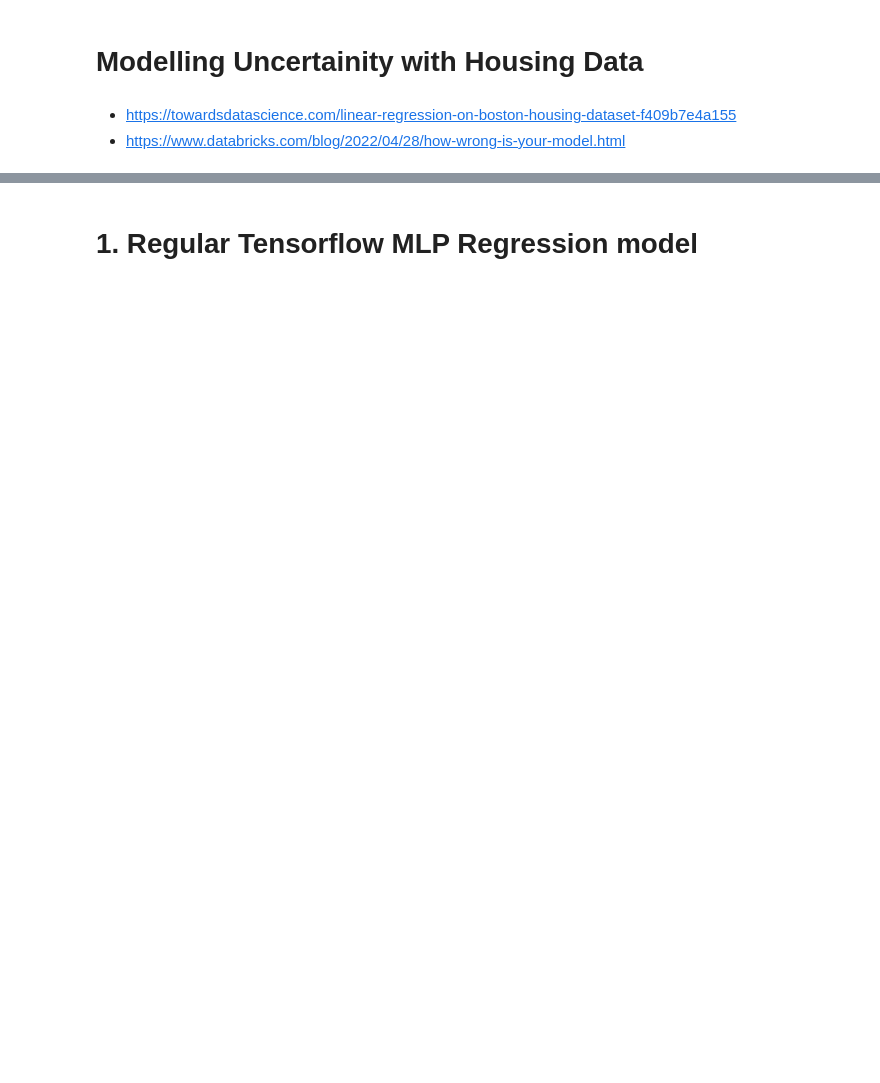
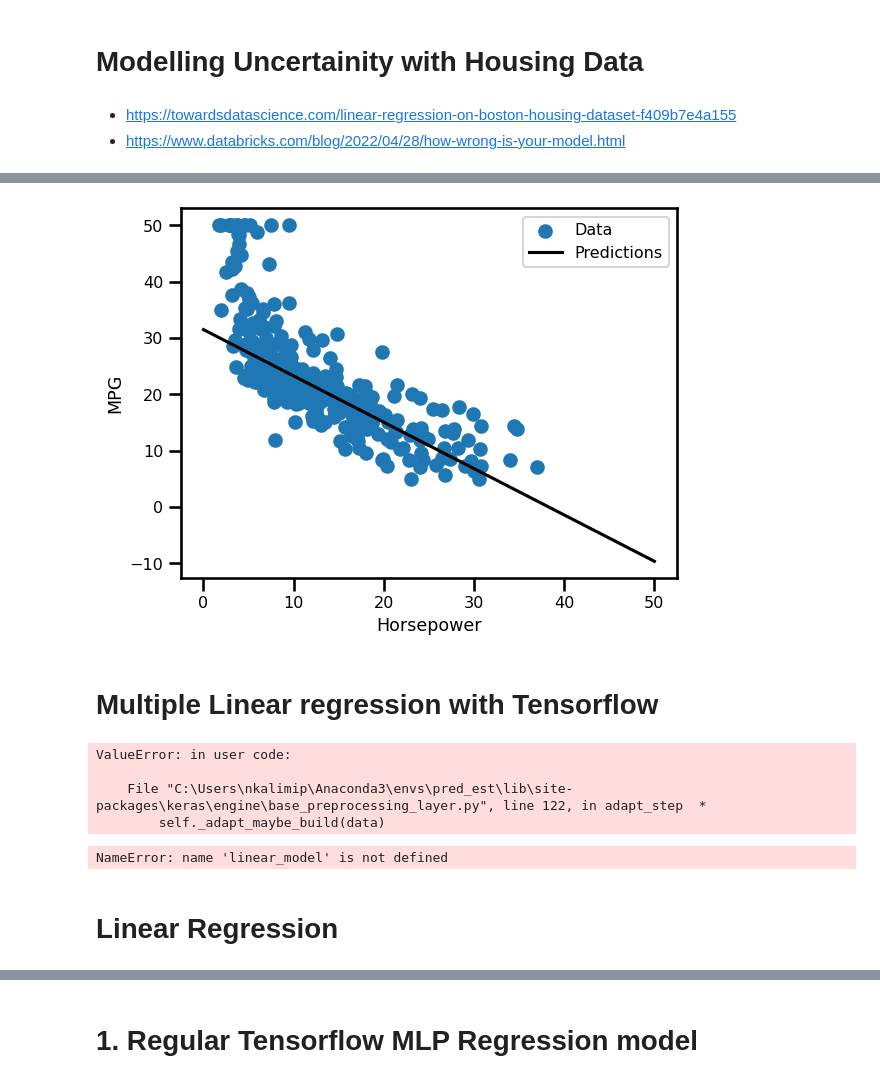
Before and after one commit to Simha-Kalimipalli/sentinel_sat_downloader, a Jupyter notebook: Estimate_prediction_process/Tensorflow_probability/Uncertainty_Tensorflow_and_Tensorflow_probability.ipynb, the cells around one changed output, grey strips where cells are left out. Drawn from its saved outputs; the diff is of its cells as text; code cells hidden in the pictures; blank space fills up the shorter version.

```diff
--- a/Estimate_prediction_process/Tensorflow_probability/Uncertainty_Tensorflow_and_Tensorflow_probability.ipynb
+++ b/Estimate_prediction_process/Tensorflow_probability/Uncertainty_Tensorflow_and_Tensorflow_probability.ipynb
@@ -5,0 +140,3 @@
+# %%
+x1 = tf.linspace(0.0, 50, 50)
+y1 = horsepower_model.predict(x)
@@ -5,0 +145,21 @@
+# %%
+def plot_horsepower(x, y):
+  plt.scatter(X_train,y_train, label='Data')
+  plt.plot(x, y, color='k', label='Predictions')
+  plt.xlabel('Horsepower')
+  plt.ylabel('MPG')
+  plt.legend()
+# %%
+plot_horsepower(x1, y1)
+# %% [output]
+[figure, added]
+# %% [markdown]
+# Multiple Linear regression with Tensorflow
+# %%
+normalizer = tf.keras.layers.Normalization(axis=-1)
+normalizer.adapt(np.array(X_train))
+# %% [output]
+ValueError: in user code:
+
+    File "C:\Users\nkalimip\Anaconda3\envs\pred_est\lib\site-packages\keras\engine\base_preprocessing_layer.py", line 122, in adapt_step  *
+        self._adapt_maybe_build(data)
@@ -5,0 +171,6 @@
+# %%
+linear_model.predict(X_train)
+# %% [output]
+NameError: name 'linear_model' is not defined
+# %% [markdown]
+# Linear Regression
```
Also changed, not shown: parts of 25 cells of this notebook, 1 other file.
